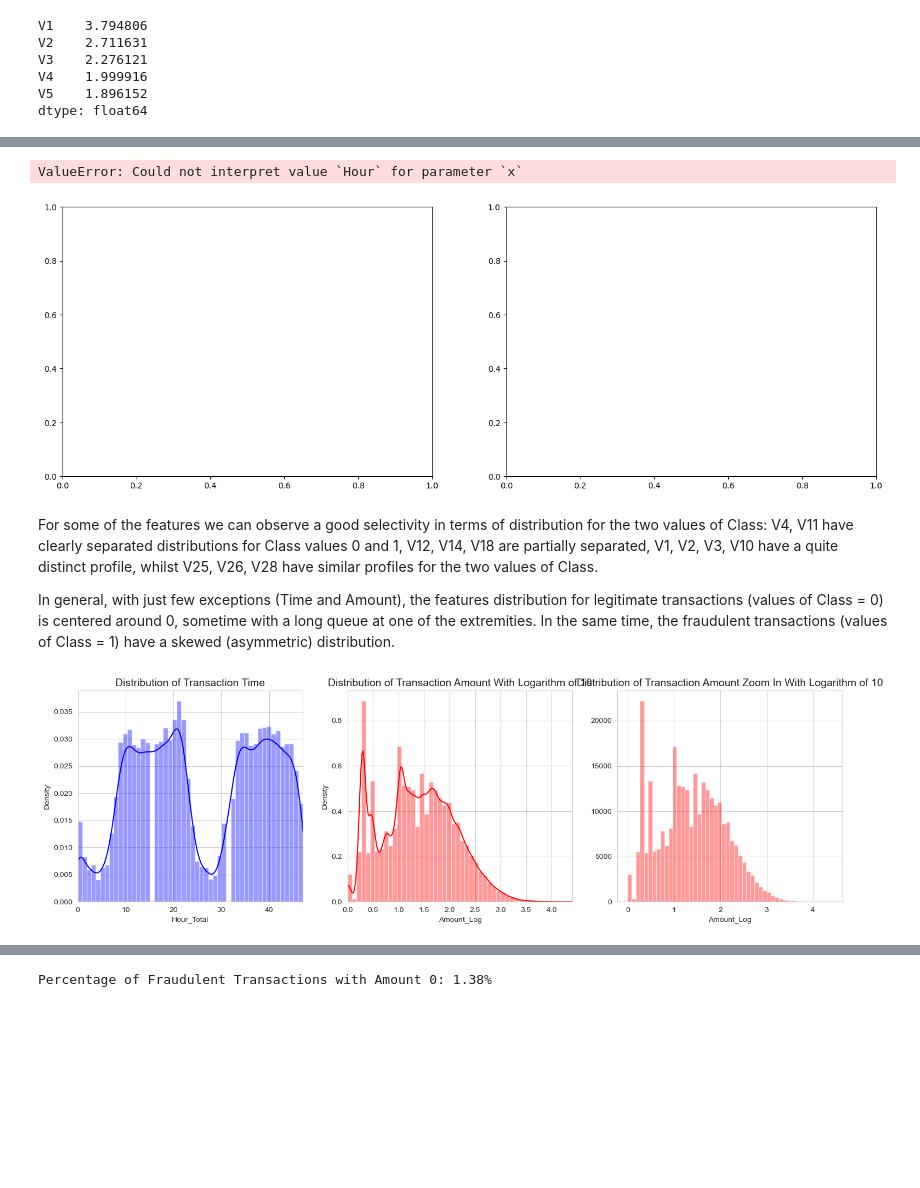
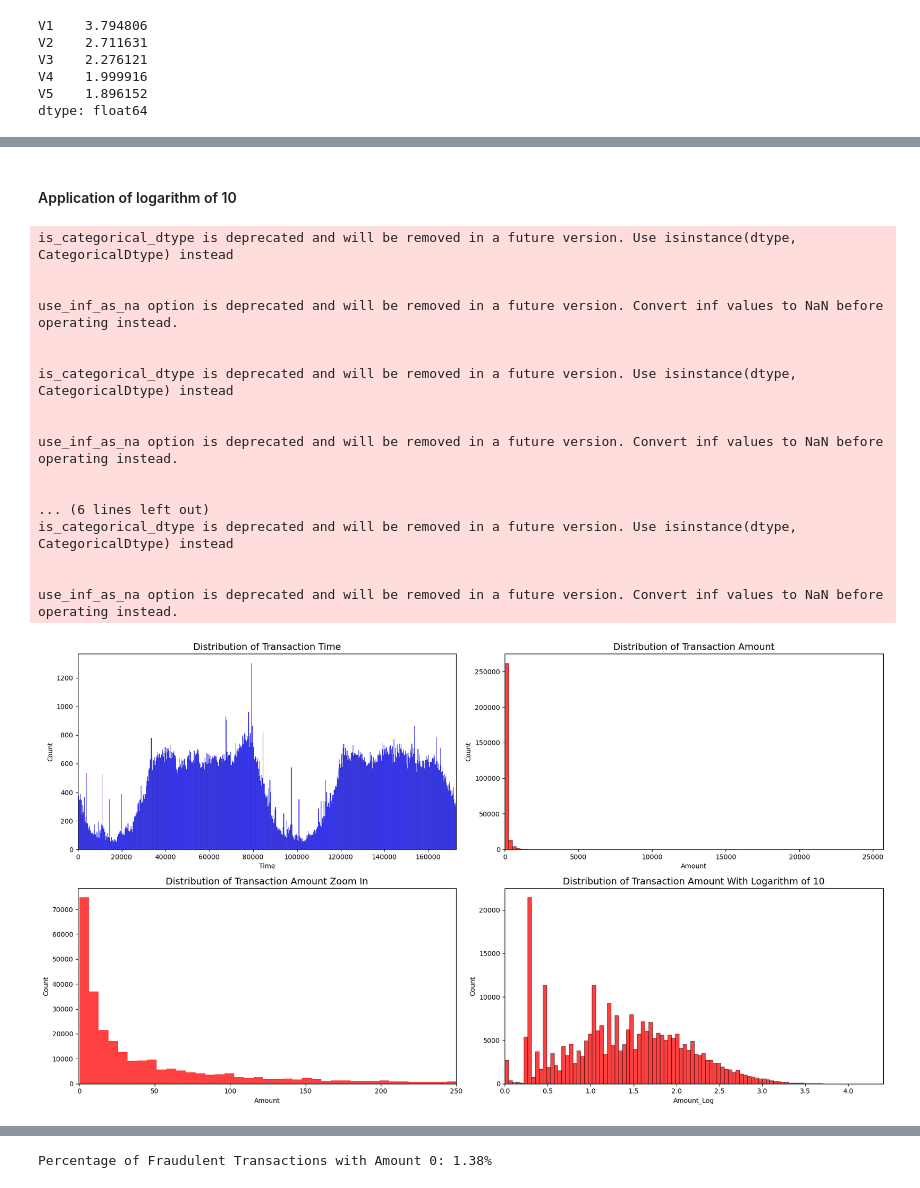
Before and after one commit to leobt23/Applications_DSE, a Jupyter notebook: code/data_exploration.ipynb, the cells around one changed output, grey strips where cells are left out. Cells and saved outputs as stored; diff of their text form; code cells hidden in the pictures; blank space fills up the shorter version.

```diff
--- a/code/data_exploration.ipynb
+++ b/code/data_exploration.ipynb
@@ -364,4 +419,8 @@ for i, data in enumerate(fig.data):
 
 # Display the plot
 pyo.iplot(fig)
+# %%
+# Convert 'Time' to hours
+df_modified['hour'] = df_modified['Time'].apply(lambda x: np.ceil(float(x)/3600) % 24)
+df_modified['48H'] = df_modified['Time'].apply(lambda x: np.ceil(float(x)/3600) % 48)
 # %%
@@ -515,2 +643,0 @@ dtype: float64
-# %%
-df_modified['48H'] = df_modified['Time'].apply(lambda x: np.floor(x / 3600))
@@ -550,34 +784,48 @@ ValueError: Could not interpret value `Hour` for parameter `x`
-# %%
-fig, (ax1, ax2) = plt.subplots(ncols=2, figsize=(18,6))
-s = sns.lineplot(ax = ax1, x="Hour", y="Min", data=df.loc[df.Class==0], color="green")
-s = sns.lineplot(ax = ax2, x="Hour", y="Min", data=df.loc[df.Class==1], color="red")
-plt.suptitle("Minimum Amount of Transactions")
-plt.show()
-# %% [output]
-ValueError: Could not interpret value `Hour` for parameter `x`
-[figure, removed]
-# %% [markdown]
-For some of the features we can observe a good selectivity in terms of distribution for the two values of Class: V4, V11 have clearly separated distributions for Class values 0 and 1, V12, V14, V18 are partially separated, V1, V2, V3, V10 have a quite distinct profile, whilst V25, V26, V28 have similar profiles for the two values of Class.
-
-In general, with just few exceptions (Time and Amount), the features distribution for legitimate transactions (values of Class = 0) is centered around 0, sometime with a long queue at one of the extremities. In the same time, the fraudulent transactions (values of Class = 1) have a skewed (asymmetric) distribution.
+# %% [markdown]
+#### Application of logarithm of 10
 # %%
 # Apply logarithm of 10 to the amount of money
-df_modified['Amount_Log'] = np.log10(df_modified.Amount + 1)
+df_modified['Amount_Log'] = np.log10(df_modified['Amount'] + 1)
 
-fig, ax = plt.subplots(1, 3, figsize=(18, 5))
+# Setting up the plot
+fig, ax = plt.subplots(2, 2, figsize=(18, 10))  # Adjusted figsize for better spacing
 
-sns.distplot(df_modified['48H'], ax=ax[0], color='b')
-ax[0].set_title('Distribution of Transaction Time', fontsize=14)
-ax[0].set_xlim([min(df_modified['48H']), max(df_modified['48H'])])
+# Plotting histograms for each feature
+sns.histplot(df_modified['Time'], ax=ax[0, 0], color='b', bins=600)
+ax[0, 0].set_title('Distribution of Transaction Time', fontsize=14)
+ax[0, 0].set_xlim([min(df_modified['Time']), max(df_modified['Time'])])
 
-sns.distplot(df_modified['Amount_Log'], ax=ax[1], color='r')
-ax[1].set_title('Distribution of Transaction Amount With Logarithm of 10', fontsize=14)
-ax[1].set_xlim([min(df_modified['Amount_Log']), max(df_modified['Amount_Log'])])
+sns.histplot(df_modified['Amount'], ax=ax[0, 1], color='r', bins=100)
+ax[0, 1].set_title('Distribution of Transaction Amount', fontsize=14)
+ax[0, 1].set_xlim([min(df_modified['Amount']), max(df_modified['Amount'])])
 
-sns.distplot(df_modified['Amount_Log'], ax=ax[2], color='r',  kde=False)
-ax[2].set_title('Distribution of Transaction Amount Zoom In With Logarithm of 10', fontsize=14)
-#ax[2].set_xlim([-1, 250])
+sns.histplot(df_modified['Amount'], ax=ax[1, 0], color='r', bins=4000, kde=False)
+ax[1, 0].set_title('Distribution of Transaction Amount Zoom In', fontsize=14)
+ax[1, 0].set_xlim([-1, 250])
 
+sns.histplot(df_modified['Amount_Log'], ax=ax[1, 1], color='r', bins=100)
+ax[1, 1].set_title('Distribution of Transaction Amount With Logarithm of 10', fontsize=14)
+ax[1, 1].set_xlim([min(df_modified['Amount_Log']), max(df_modified['Amount_Log'])])
+
+# Adjust layout for better spacing
+plt.tight_layout()
 plt.show()
 # %% [output]
+is_categorical_dtype is deprecated and will be removed in a future version. Use isinstance(dtype, CategoricalDtype) instead
+
+
+use_inf_as_na option is deprecated and will be removed in a future version. Convert inf values to NaN before operating instead.
+
+
+is_categorical_dtype is deprecated and will be removed in a future version. Use isinstance(dtype, CategoricalDtype) instead
+
+
+use_inf_as_na option is deprecated and will be removed in a future version. Convert inf values to NaN before operating instead.
+
+
+... (6 lines left out)
+is_categorical_dtype is deprecated and will be removed in a future version. Use isinstance(dtype, CategoricalDtype) instead
+
+
+use_inf_as_na option is deprecated and will be removed in a future version. Convert inf values to NaN before operating instead.
-[figure, old version]
+[figure, new version]
```
Also changed, not shown: parts of 40 cells of this notebook.
